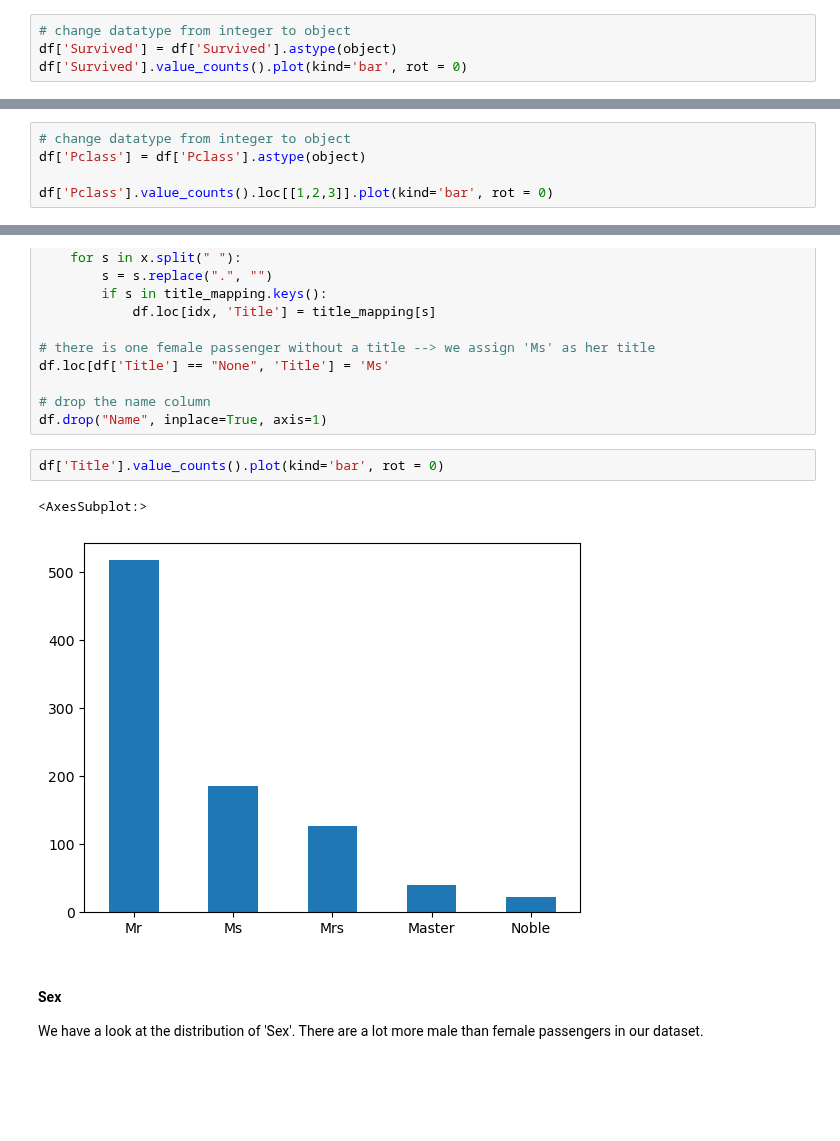
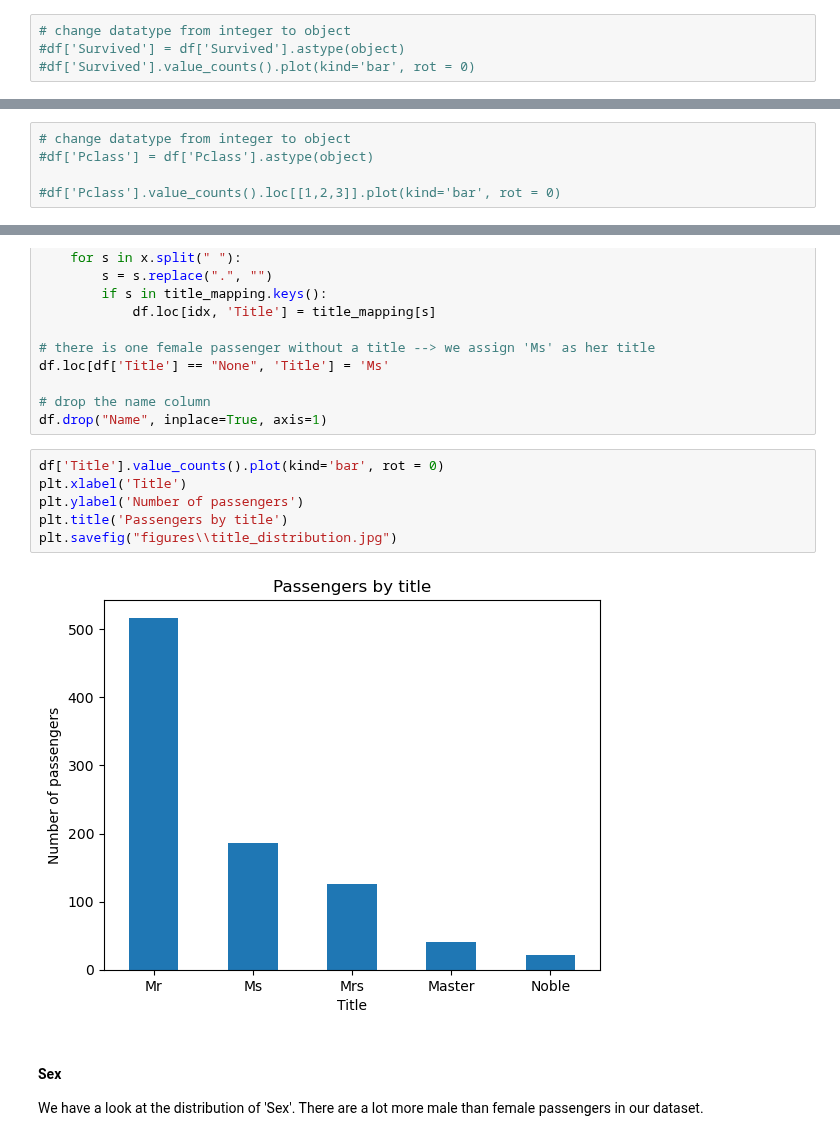
Before and after one commit to mariusjb/dm1-titanic, a Jupyter notebook: preprocessing.ipynb, the cells around one changed output, grey strips where cells are left out. Drawn from its saved outputs; the diff is of its cells as text; blank space fills up the shorter version.

```diff
--- a/preprocessing.ipynb
+++ b/preprocessing.ipynb
@@ -103,5 +97,5 @@ plt.bar(np.arange(2), df.groupby('Survived').count()['Name'])
 [figure]
 # %%
 # change datatype from integer to object
-df['Survived'] = df['Survived'].astype(object)
-df['Survived'].value_counts().plot(kind='bar', rot = 0)
+#df['Survived'] = df['Survived'].astype(object)
+#df['Survived'].value_counts().plot(kind='bar', rot = 0)
@@ -133,6 +124,6 @@ plt.bar(np.arange(3), df.groupby('Pclass').count()['Name'])
 [figure]
 # %%
 # change datatype from integer to object
-df['Pclass'] = df['Pclass'].astype(object)
+#df['Pclass'] = df['Pclass'].astype(object)
 
-df['Pclass'].value_counts().loc[[1,2,3]].plot(kind='bar', rot = 0)
+#df['Pclass'].value_counts().loc[[1,2,3]].plot(kind='bar', rot = 0)
@@ -204,9 +192,12 @@ df.loc[df['Title'] == "None", 'Title'] = 'Ms'
 df.drop("Name", inplace=True, axis=1)
 # %%
 df['Title'].value_counts().plot(kind='bar', rot = 0)
+plt.xlabel('Title')
+plt.ylabel('Number of passengers')
+plt.title('Passengers by title')
+plt.savefig("figures\\title_distribution.jpg")
 # %% [output]
-<AxesSubplot:>
-[figure, old version]
+[figure, new version]
 # %% [markdown]
 #### Sex
 We have a look at the distribution of 'Sex'. There are a lot more male than female passengers in our dataset.
```
Also changed, not shown: parts of 20 cells of this notebook, 5 other files.
